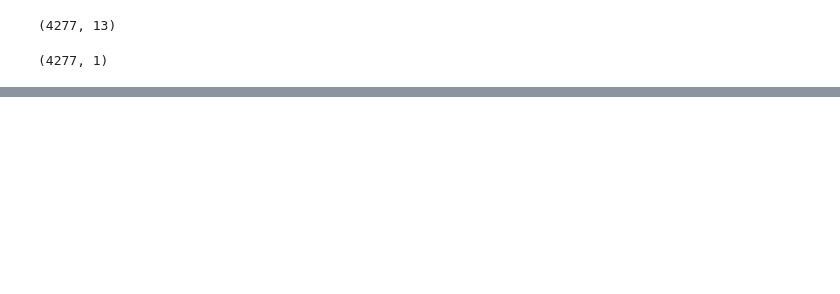
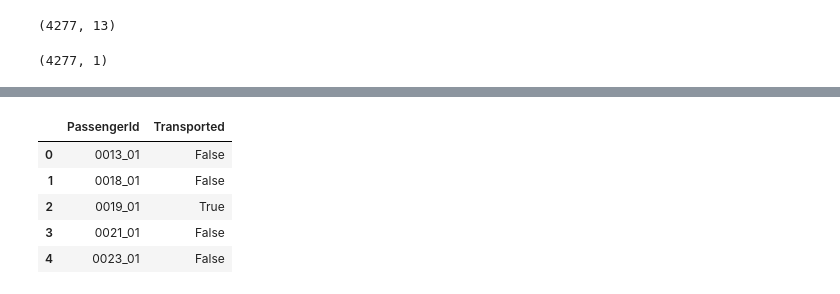
Before and after one commit to denotevn/Spaceship_titanic_competiton, a Jupyter notebook: finished_model.ipynb, the cells around one changed output, grey strips where cells are left out. Saved outputs shown, nothing was run; the diff lists cells and outputs as text; code cells hidden in the pictures; blank space fills up the shorter version.

```diff
--- a/finished_model.ipynb
+++ b/finished_model.ipynb
@@ -590,0 +503,13 @@ submission.to_csv("/content/drive/MyDrive/Colab Notebooks/ML python/Competition_
+# %%
+from sklearn.ensemble import RandomForestClassifier
+from sklearn.model_selection import GridSearchCV
+forest_param_grid = {
+    'n_estimators':[100,200,300,400,700,1000],
+    'criterion':["gini", "entropy", "log_loss"],
+    'max_depth':[3,4,5,6,7,10],
+}
+forest_classifier = RandomForestClassifier(random_state=42)
+forest_grid_search = GridSearchCV(forest_classifier, param_grid=forest_param_grid, scoring="accuracy",
+                            verbose=2)
+# %%
+forest_grid_search.fit(X_train, y_train)
@@ -590,0 +548,4 @@ submission.to_csv("/content/drive/MyDrive/Colab Notebooks/ML python/Competition_
+# %%
+grisearch_forest_model = forest_grid_search.best_estimator_
+# %%
+grisearch_forest_model.fit(X_train_scaler, y_train)
@@ -590,0 +568,17 @@ submission.to_csv("/content/drive/MyDrive/Colab Notebooks/ML python/Competition_
+# %%
+y_result_1 = grisearch_forest_model.predict(X_test_scaler)
+test_id = test_titanic_["PassengerId"]
+submission1 = pd.DataFrame({
+    "PassengerId":test_id,
+    "Transported":y_result_1.astype(bool),
+})
+display(submission.head())
+
+submission.to_csv("/home/tuandinh/Desktop/ML and AI/Spaceship Titanic competiton/result with gridsearchCV/submission.csv", index=False)
+# %% [output]
+|  | PassengerId | Transported |
+| 0 | 0013_01 | False |
+| 1 | 0018_01 | False |
+| 2 | 0019_01 | True |
+| 3 | 0021_01 | False |
+| 4 | 0023_01 | False |
```
Also changed, not shown: parts of 42 cells of this notebook, 5 other files.
